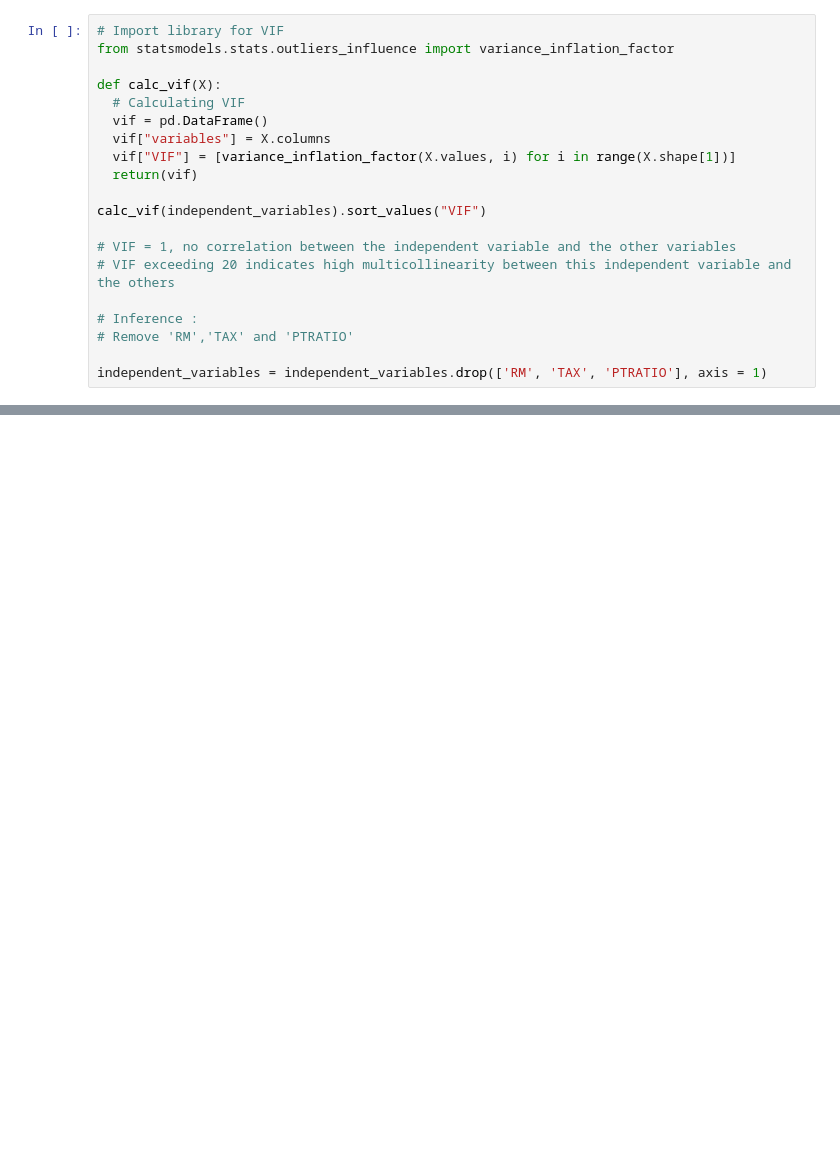
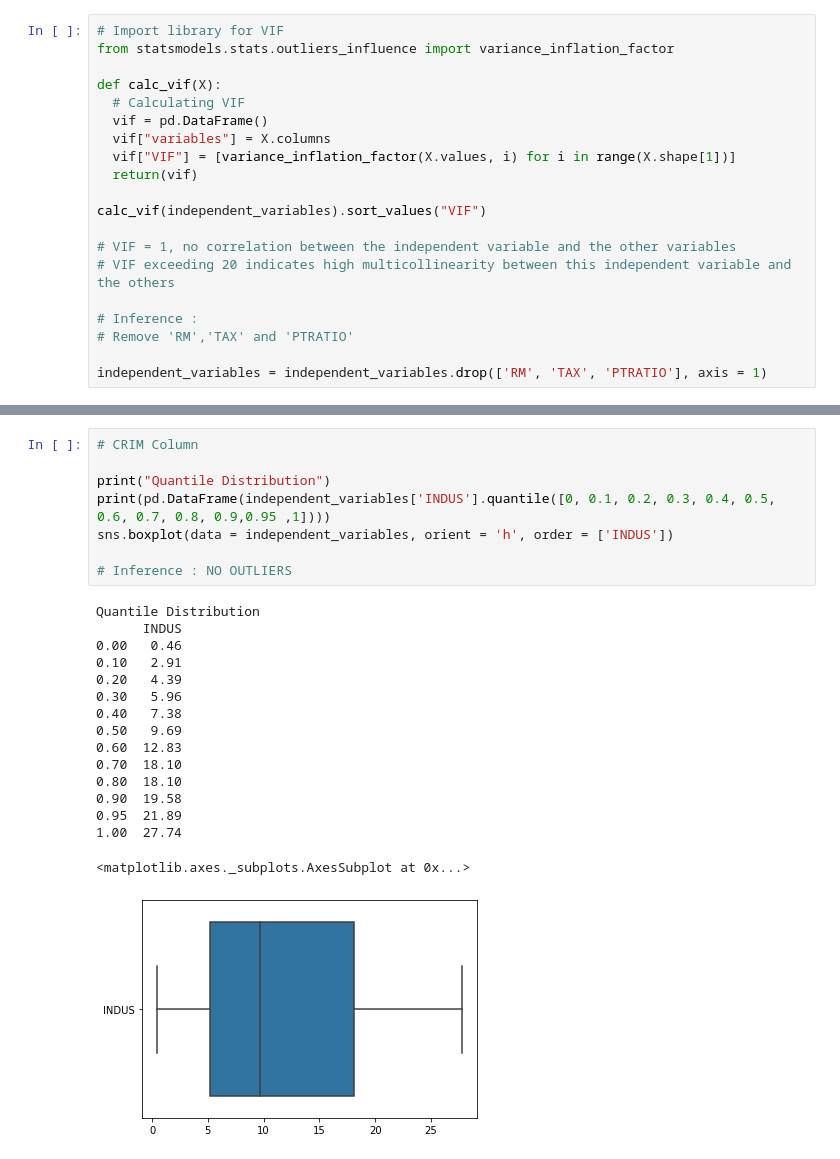
Before and after one commit to sandipanpaul21/Machine-Learning-in-Python-Code, a Jupyter notebook: 07_Simple_and_Multiple_Regression.ipynb, the cells around one changed output, grey strips where cells are left out. Cells and saved outputs as stored; diff of their text form; blank space fills up the shorter version.

```diff
--- a/07_Simple_and_Multiple_Regression.ipynb
+++ b/07_Simple_and_Multiple_Regression.ipynb
@@ -347,0 +376,25 @@ Quantile Distribution
+# %%
+# CRIM Column
+
+print("Quantile Distribution")
+print(pd.DataFrame(independent_variables['INDUS'].quantile([0, 0.1, 0.2, 0.3, 0.4, 0.5, 0.6, 0.7, 0.8, 0.9,0.95 ,1])))
+sns.boxplot(data = independent_variables, orient = 'h', order = ['INDUS'])
+
+# Inference : NO OUTLIERS
+# %% [output]
+Quantile Distribution
+      INDUS
+0.00   0.46
+0.10   2.91
+0.20   4.39
+0.30   5.96
+0.40   7.38
+0.50   9.69
+0.60  12.83
+0.70  18.10
+0.80  18.10
+0.90  19.58
+0.95  21.89
+1.00  27.74
+<matplotlib.axes._subplots.AxesSubplot at 0x...>
+[figure, added]
```
Also changed, not shown: parts of 10 cells of this notebook.
